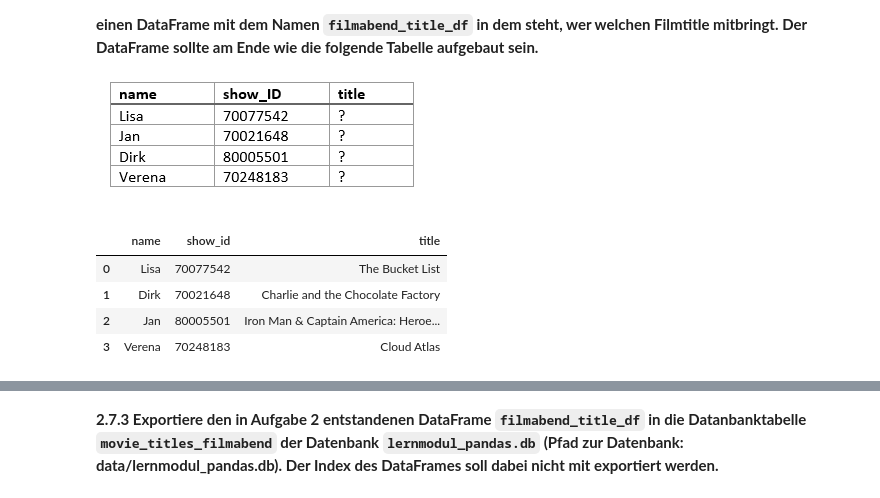
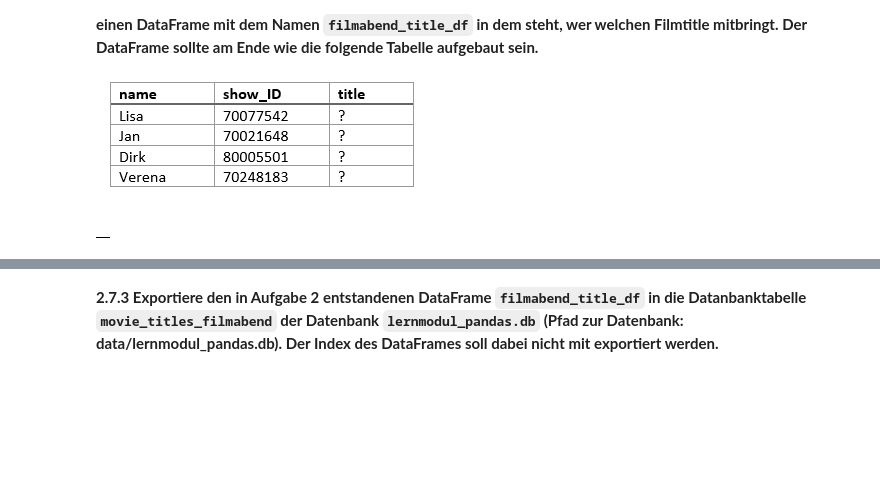
Before and after one commit to orca-nrw/lernmodul-pandas, a Jupyter notebook: index.ipynb, the cells around one changed output, grey strips where cells are left out. Cells and saved outputs as stored; diff of their text form; code cells hidden in the pictures; blank space fills up the shorter version.

```diff
--- a/index.ipynb
+++ b/index.ipynb
@@ -314,24 +297,15 @@ lm.show_task(271, show_titles_df)
 # %%
 filmabend = {'name': ['Lisa', 'Dirk', 'Jan', 'Verena'], 'show_id': [70077542, 70021648, 80005501, 70248183]}
 
-
-
-
-
-filmabend_df = pd.DataFrame.from_dict(filmabend)
-
-filmabend_title_df = filmabend_df.merge(show_titles_df, how= 'left', on='show_id')
+# Hier kommt die Aufgabenlösung hin
+filmabend_title_df = pd.DataFrame()
 
 
 
 # Aufgabenauswertung
 lm.show_task(272, filmabend_title_df)
 # %% [output]
-|  | name | show_id | title |
-| 0 | Lisa | 70077542 | The Bucket List |
-| 1 | Dirk | 70021648 | Charlie and the Chocolate Factory |
-| 2 | Jan | 80005501 | Iron Man & Captain America: Heroe... |
-| 3 | Verena | 70248183 | Cloud Atlas |
+|  |
 [interactive output not drawn]
 [interactive output not drawn]
 # %% [markdown]
```
Also changed, not shown: parts of 35 cells of this notebook.
